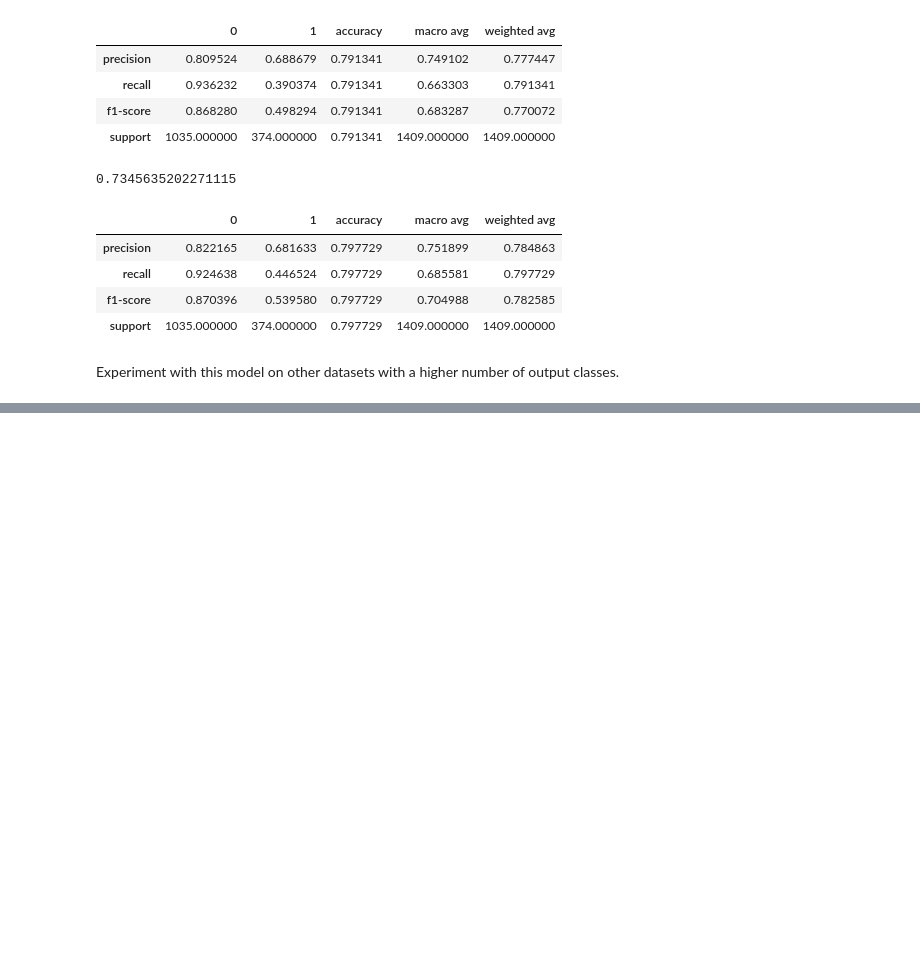
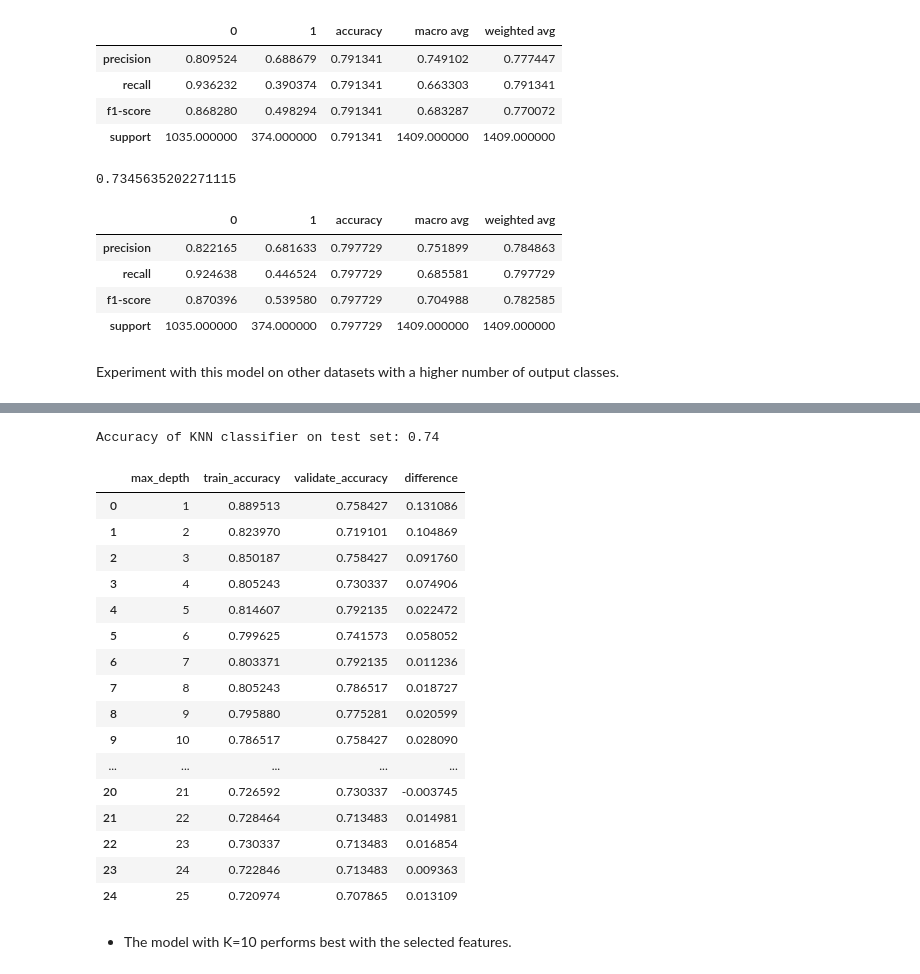
Before and after one commit to dashbringhurst/classification-exercises, a Jupyter notebook: model.ipynb, the cells around one changed output, grey strips where cells are left out. Cells and saved outputs as stored; diff of their text form; code cells hidden in the pictures; blank space fills up the shorter version.

```diff
--- a/model.ipynb
+++ b/model.ipynb
@@ -608,0 +920,52 @@ weighted avg       0.83      0.83      0.83       178
+# %%
+print('Accuracy of KNN classifier on test set: {:.2f}'
+     .format(knn2.score(X_validate, y_validate)))
+# %% [output]
+Accuracy of KNN classifier on test set: 0.74
+# %%
+metrics = []
+
+for i in range(1, 26):
+    # Make the model
+    k_titanic = KNeighborsClassifier(n_neighbors=i)
+
+    # Fit the model (on train and only train)
+    k_titanic = k_titanic.fit(X_train, y_train)
+
+    # Use the model
+    # We'll evaluate the model's performance on train, first then check validate
+    in_sample_accuracy = k_titanic.score(X_train, y_train)
+
+    out_of_sample_accuracy = k_titanic.score(X_validate, y_validate)
+
+    output = {
+        "max_depth": i,
+        "train_accuracy": in_sample_accuracy,
+        "validate_accuracy": out_of_sample_accuracy
+    }
+
+    metrics.append(output)
+
+df = pd.DataFrame(metrics)
+df["difference"] = df.train_accuracy - df.validate_accuracy
+df
+# %% [output]
+|  | max_depth | train_accuracy | validate_accuracy | difference |
+| 0 | 1 | 0.889513 | 0.758427 | 0.131086 |
+| 1 | 2 | 0.823970 | 0.719101 | 0.104869 |
+| 2 | 3 | 0.850187 | 0.758427 | 0.091760 |
+| 3 | 4 | 0.805243 | 0.730337 | 0.074906 |
+| 4 | 5 | 0.814607 | 0.792135 | 0.022472 |
+| 5 | 6 | 0.799625 | 0.741573 | 0.058052 |
+| 6 | 7 | 0.803371 | 0.792135 | 0.011236 |
+| 7 | 8 | 0.805243 | 0.786517 | 0.018727 |
+| 8 | 9 | 0.795880 | 0.775281 | 0.020599 |
+| 9 | 10 | 0.786517 | 0.758427 | 0.028090 |
+| ... | ... | ... | ... | ... |
+| 20 | 21 | 0.726592 | 0.730337 | -0.003745 |
+| 21 | 22 | 0.728464 | 0.713483 | 0.014981 |
+| 22 | 23 | 0.730337 | 0.713483 | 0.016854 |
+| 23 | 24 | 0.722846 | 0.713483 | 0.009363 |
+| 24 | 25 | 0.720974 | 0.707865 | 0.013109 |
+# %% [markdown]
+- The model with K=10 performs best with the selected features.
```
Also changed, not shown: parts of 120 cells of this notebook.
